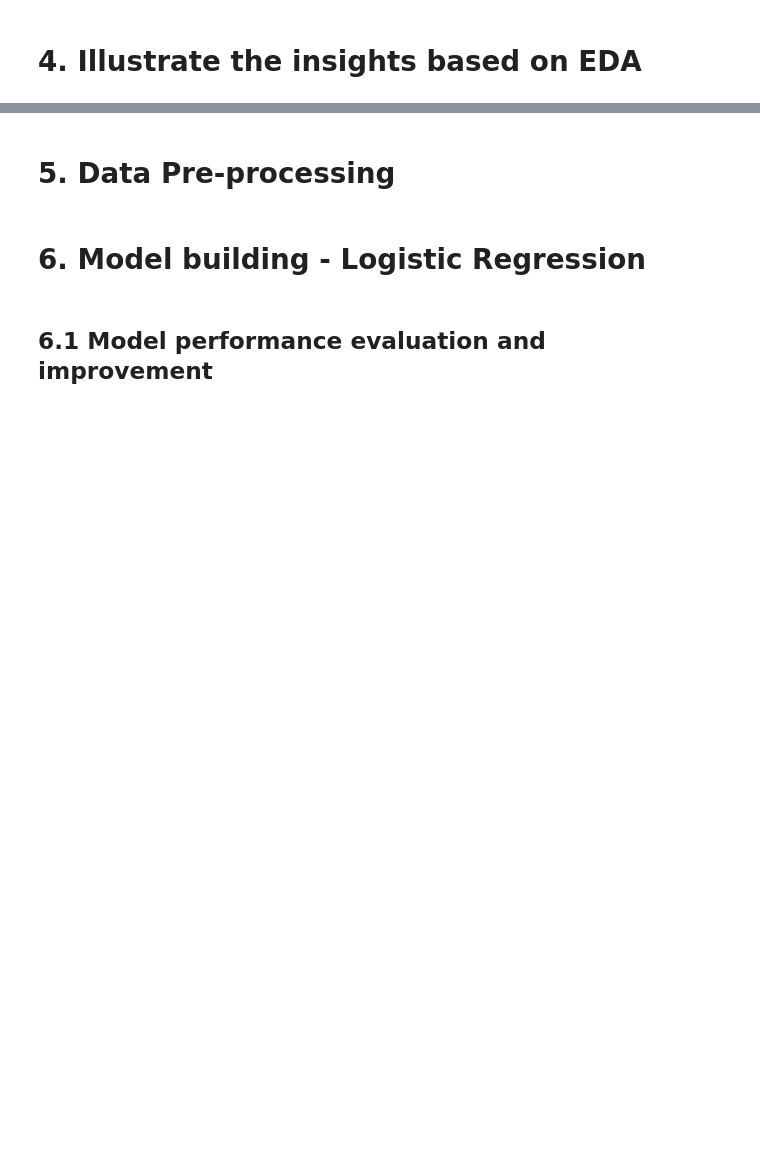
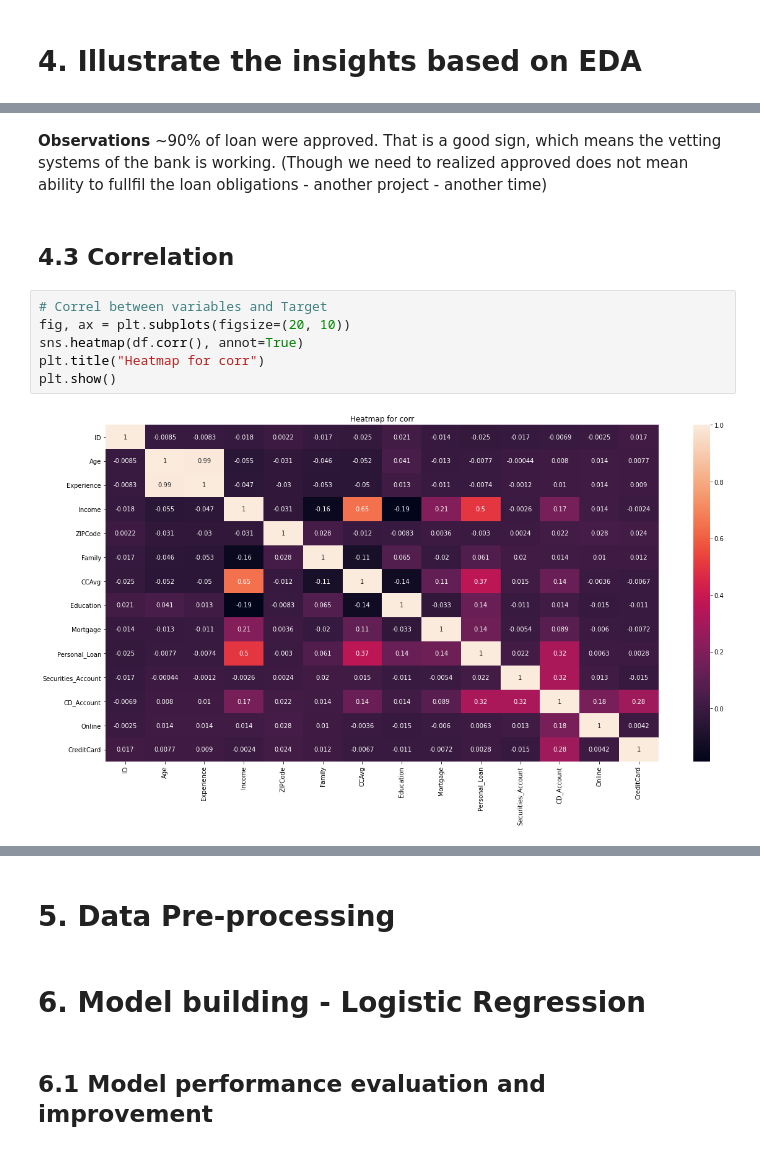
Before and after one commit to sirhomersimpson/pgp-aiml, a Jupyter notebook: supervised_learning_regression/Personal Loan Campaign Project.ipynb, the cells around one changed output, grey strips where cells are left out. Cells and saved outputs as stored; diff of their text form; blank space fills up the shorter version.

```diff
--- a/supervised_learning_regression/Personal Loan Campaign Project.ipynb
+++ b/supervised_learning_regression/Personal Loan Campaign Project.ipynb
@@ -467,0 +538,12 @@ Mortgage 70% of the individuals have a mortgage of less than 40K. However the ma
+# %% [markdown]
+**Observations** ~90% of loan were approved. That is a good sign, which means the vetting systems of the bank is working. (Though we need to realized approved does not mean ability to fullfil the loan obligations - another project - another time)
+# %% [markdown]
+## 4.3 Correlation
+# %%
+# Correl between variables and Target
+fig, ax = plt.subplots(figsize=(20, 10))
+sns.heatmap(df.corr(), annot=True)
+plt.title("Heatmap for corr")
+plt.show()
+# %% [output]
+[figure, added]
```
Also changed, not shown: parts of 33 cells of this notebook.
